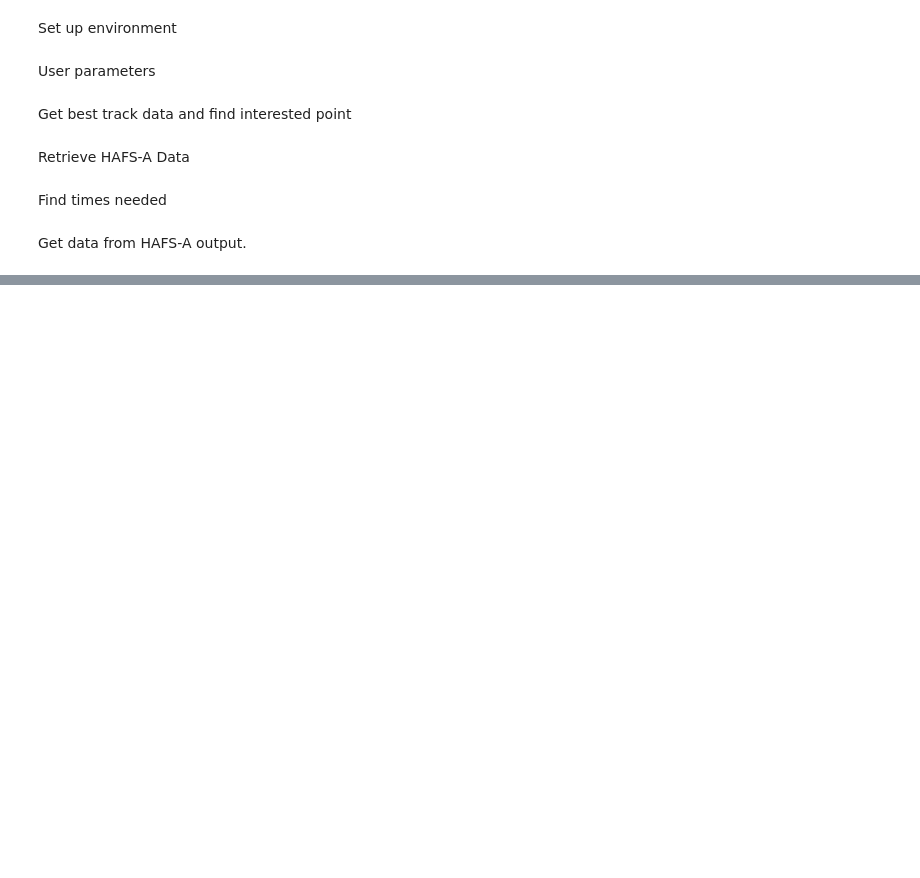
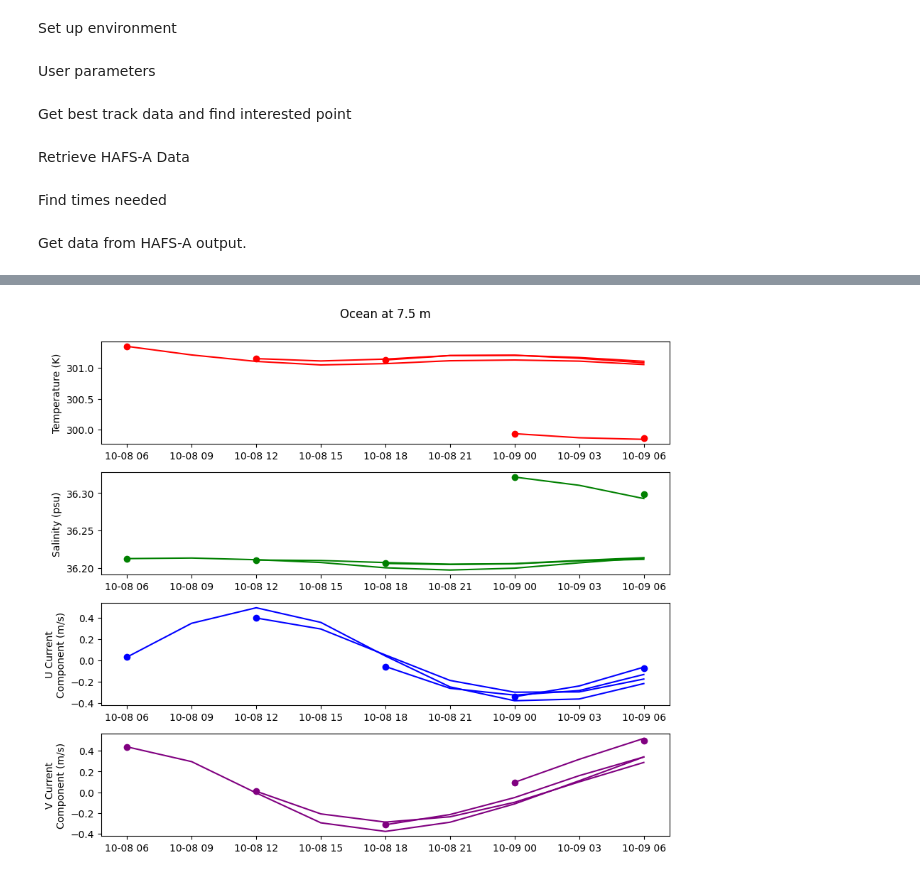
Before and after one commit to SeanBarnier/HAFS_Air-Sea, a Jupyter notebook: HAFSA_ocean-atmosphere.ipynb, the cells around one changed output, grey strips where cells are left out. Cells and saved outputs as stored; diff of their text form; code cells hidden in the pictures; blank space fills up the shorter version.

```diff
--- a/HAFSA_ocean-atmosphere.ipynb
+++ b/HAFSA_ocean-atmosphere.ipynb
@@ -159,0 +241,41 @@ oce
+# %%
+windDir = {}
+for runTime, run in zip(atm.keys(), atm.values()):
+  windDir[runTime] = {}
+  for time in run.keys():
+    windDir[runTime][time] = np.arctan(atm[runTime][time][atmLevel]["u"] / atm[runTime][time][atmLevel]["v"]) * (180/np.pi) + 180
+# %%
+oceFig = plt.figure(figsize=(10,8))
+tAx = oceFig.add_axes([0.1, 0.74, 0.8, 0.18])
+sAx = oceFig.add_axes([0.1, 0.51, 0.8, 0.18])
+uAx = oceFig.add_axes([0.1, 0.28, 0.8, 0.18])
+vAx = oceFig.add_axes([0.1, 0.05, 0.8, 0.18])
+
+oceLevel = 7.5
+for runTime, run in zip(oce.keys(), oce.values()):
+  time = run.keys()
+  t = [oce[runTime][timestep][oceLevel]["T"] for timestep in time]
+  s = [oce[runTime][timestep][oceLevel]["s"] for timestep in time]
+  u = [oce[runTime][timestep][oceLevel]["u"] for timestep in time]
+  v = [oce[runTime][timestep][oceLevel]["v"] for timestep in time]
+
+  tAx.plot(time, t, color="red")
+  sAx.plot(time, s, color="green")
+  uAx.plot(time, u, color="blue")
+  vAx.plot(time, v, color="purple")
+
+tAx.scatter(oce.keys(), [oce[runTime][runTime][oceLevel]["T"] for runTime in oce.keys()], color="red")
+sAx.scatter(oce.keys(), [oce[runTime][runTime][oceLevel]["s"] for runTime in oce.keys()], color="green")
+uAx.scatter(oce.keys(), [oce[runTime][runTime][oceLevel]["u"] for runTime in oce.keys()], color="blue")
+vAx.scatter(oce.keys(), [oce[runTime][runTime][oceLevel]["v"] for runTime in oce.keys()], color="purple")
+
+tAx.set_ylabel("Temperature (K)")
+sAx.set_ylabel("Salinity (psu)")
+uAx.set_ylabel("U Current\nComponent (m/s)")
+vAx.set_ylabel("V Current\nComponent (m/s)")
+
+oceFig.suptitle(f"Ocean at {round(oceLevel,1)} m")
+plt.savefig(f"oceParameters_{int(oceLevel)}m{figureSuffix}.png")
+plt.show()
+# %% [output]
+[figure, added]
```
Also changed, not shown: parts of 19 cells of this notebook.
